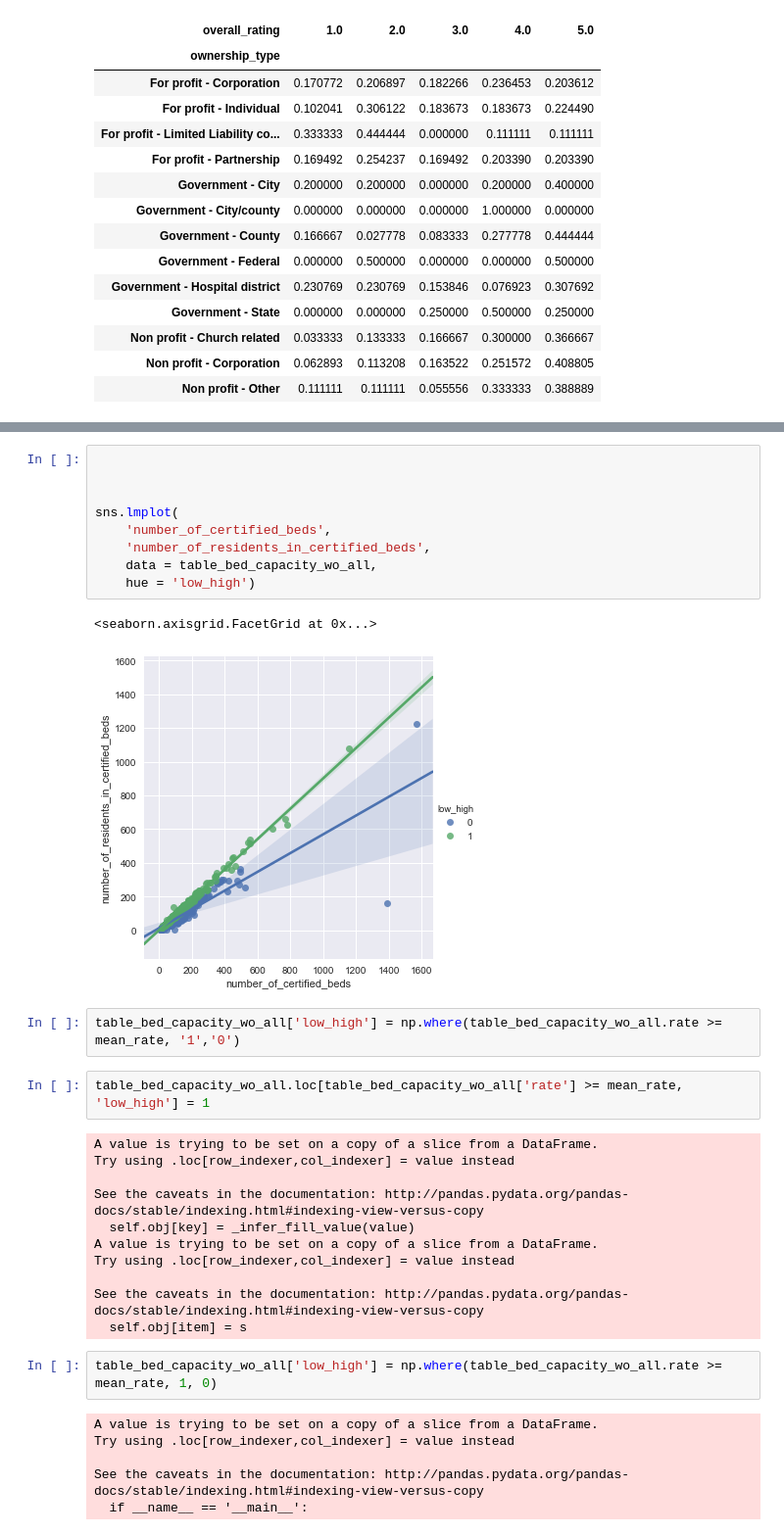
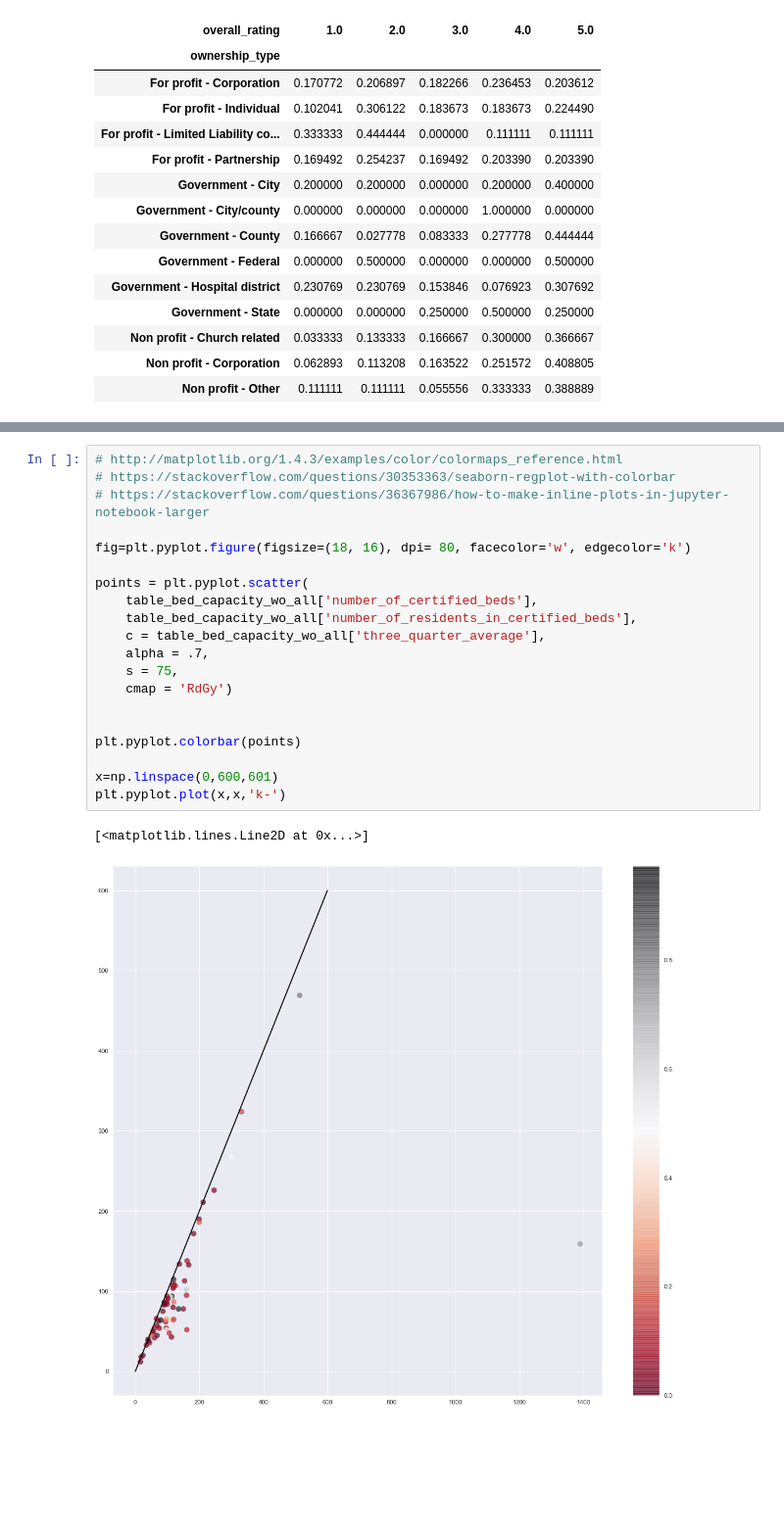
Before and after one commit to chrisgian/SB7.2-Exploratory-Data-Analysis-Using-Medicare-Data, a Jupyter notebook: Exploratory Analysis.ipynb, the cells around one changed output, grey strips where cells are left out. Shown: that part at 98% size. Saved outputs shown, nothing was run; the diff lists cells and outputs as text; blank space fills up the shorter version.

Commit message:
- plot via mat plot lib and seaborn - initial exploration - pulled data from json via Socrata Open Data API

```diff
--- a/Exploratory Analysis.ipynb
+++ b/Exploratory Analysis.ipynb
@@ -143,35 +149,23 @@ See the caveats in the documentation: http://pandas.pydata.org/pandas-docs/stabl
-# %%
-
-
-
-sns.lmplot(
-    'number_of_certified_beds',
-    'number_of_residents_in_certified_beds',
-    data = table_bed_capacity_wo_all,
-    hue = 'low_high')
-# %% [output]
-<seaborn.axisgrid.FacetGrid at 0x...>
-[figure, removed]
-# %%
-table_bed_capacity_wo_all['low_high'] = np.where(table_bed_capacity_wo_all.rate >= mean_rate, '1','0')
-# %%
-table_bed_capacity_wo_all.loc[table_bed_capacity_wo_all['rate'] >= mean_rate, 'low_high'] = 1
-# %% [output]
-A value is trying to be set on a copy of a slice from a DataFrame.
-Try using .loc[row_indexer,col_indexer] = value instead
-
-See the caveats in the documentation: http://pandas.pydata.org/pandas-docs/stable/indexing.html#indexing-view-versus-copy
-  self.obj[key] = _infer_fill_value(value)
-A value is trying to be set on a copy of a slice from a DataFrame.
-Try using .loc[row_indexer,col_indexer] = value instead
-
-See the caveats in the documentation: http://pandas.pydata.org/pandas-docs/stable/indexing.html#indexing-view-versus-copy
-  self.obj[item] = s
-# %%
-table_bed_capacity_wo_all['low_high'] = np.where(table_bed_capacity_wo_all.rate >= mean_rate, 1, 0)
-# %% [output]
-A value is trying to be set on a copy of a slice from a DataFrame.
-Try using .loc[row_indexer,col_indexer] = value instead
-
-See the caveats in the documentation: http://pandas.pydata.org/pandas-docs/stable/indexing.html#indexing-view-versus-copy
-  if __name__ == '__main__':
+# %%
+# http://matplotlib.org/1.4.3/examples/color/colormaps_reference.html
+# https://stackoverflow.com/questions/30353363/seaborn-regplot-with-colorbar
+# https://stackoverflow.com/questions/36367986/how-to-make-inline-plots-in-jupyter-notebook-larger
+
+fig=plt.pyplot.figure(figsize=(18, 16), dpi= 80, facecolor='w', edgecolor='k')
+
+points = plt.pyplot.scatter(
+    table_bed_capacity_wo_all['number_of_certified_beds'],
+    table_bed_capacity_wo_all['number_of_residents_in_certified_beds'],
+    c = table_bed_capacity_wo_all['three_quarter_average'],
+    alpha = .7,
+    s = 75,
+    cmap = 'RdGy')
+
+
+plt.pyplot.colorbar(points)
+
+x=np.linspace(0,600,601)
+plt.pyplot.plot(x,x,'k-')
+# %% [output]
+[<matplotlib.lines.Line2D at 0x...>]
+[figure, added]
```
Also changed, not shown: parts of 2 cells of this notebook.
